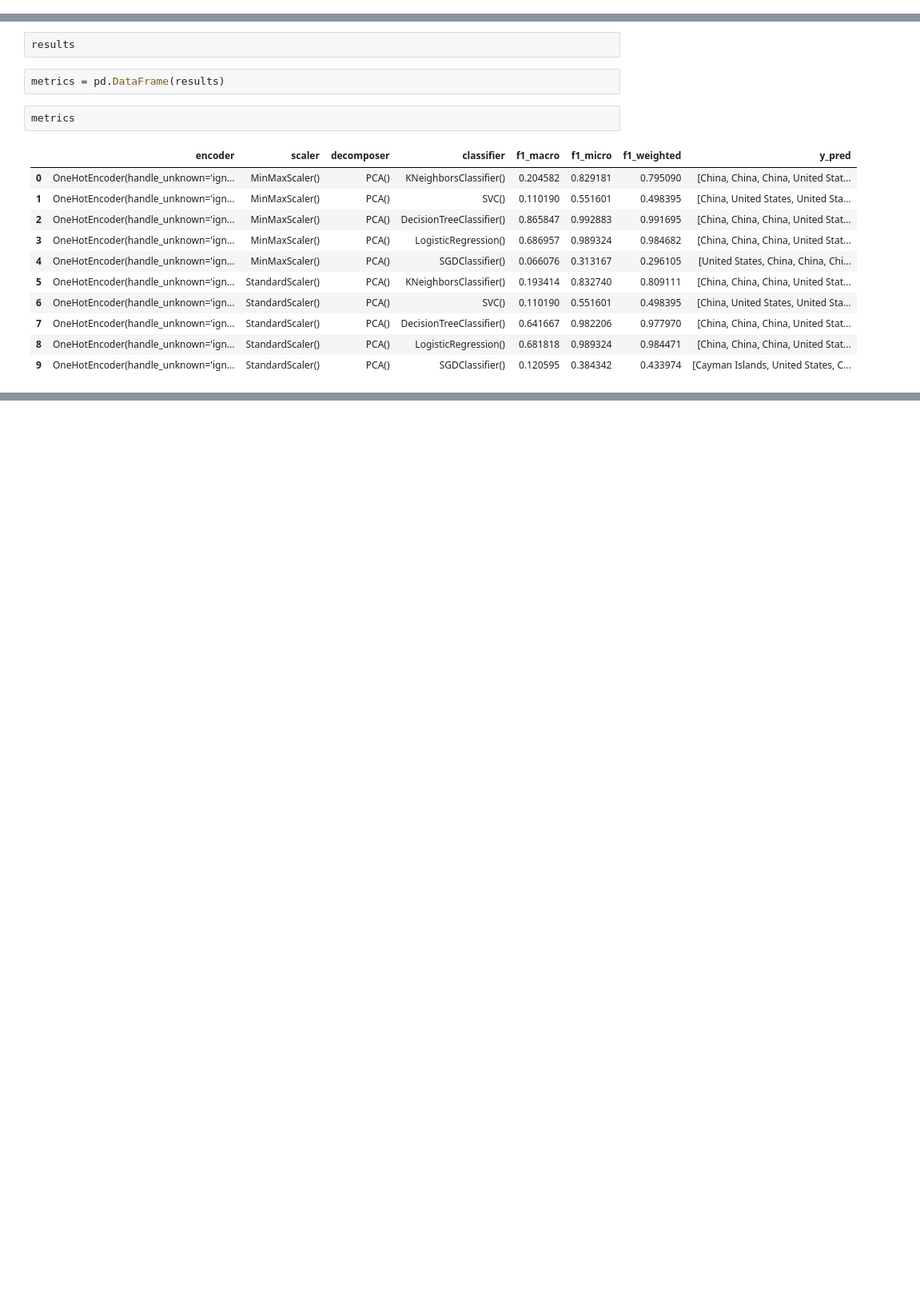
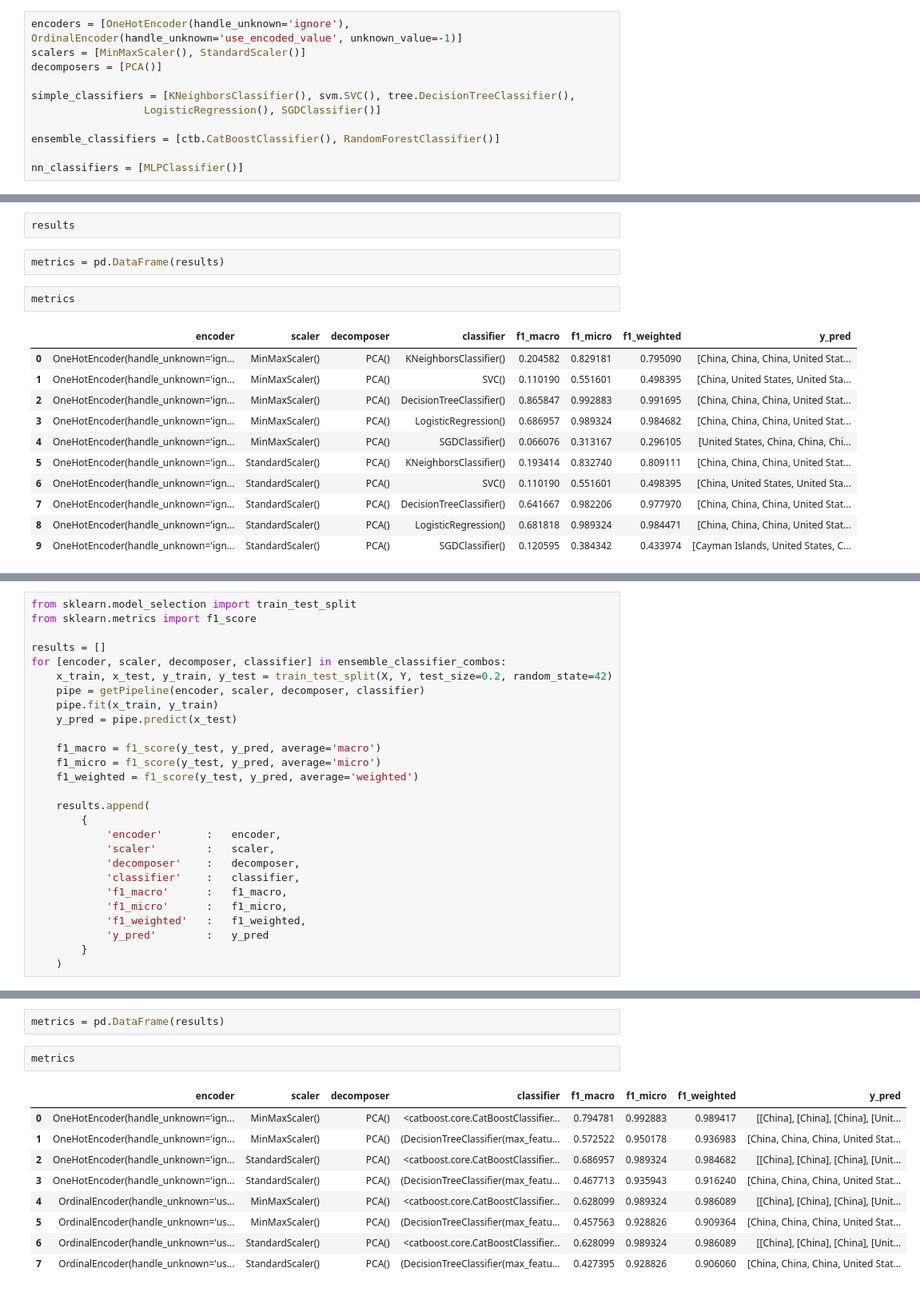
Before and after one commit to ShadowrunnerLeon/ML-Notebooks, a Jupyter notebook: billion.ipynb, the cells around one changed output, grey strips where cells are left out. Shown at 80% size. Cells and saved outputs as stored; diff of their text form; blank space fills up the shorter version.

Commit message:
add new results

```diff
--- a/billion.ipynb
+++ b/billion.ipynb
@@ -631,6 +629,17 @@ class TSNEWrapper(BaseEstimator, TransformerMixin):
 
     def transform(self, X, y = None):
         return X
+# %%
+encoders = [OneHotEncoder(handle_unknown='ignore'), OrdinalEncoder(handle_unknown='use_encoded_value', unknown_value=-1)]
+scalers = [MinMaxScaler(), StandardScaler()]
+decomposers = [PCA()]
+
+simple_classifiers = [KNeighborsClassifier(), svm.SVC(), tree.DecisionTreeClassifier(),
+                  LogisticRegression(), SGDClassifier()]
+
+ensemble_classifiers = [ctb.CatBoostClassifier(), RandomForestClassifier()]
+
+nn_classifiers = [MLPClassifier()]
 # %%
 import itertools
 
@@ -753,0 +800,27 @@ metrics
+# %%
+from sklearn.model_selection import train_test_split
+from sklearn.metrics import f1_score
+
+results = []
+for [encoder, scaler, decomposer, classifier] in ensemble_classifier_combos:
+    x_train, x_test, y_train, y_test = train_test_split(X, Y, test_size=0.2, random_state=42)
+    pipe = getPipeline(encoder, scaler, decomposer, classifier)
+    pipe.fit(x_train, y_train)
+    y_pred = pipe.predict(x_test)
+
+    f1_macro = f1_score(y_test, y_pred, average='macro')
+    f1_micro = f1_score(y_test, y_pred, average='micro')
+    f1_weighted = f1_score(y_test, y_pred, average='weighted')
+
+    results.append(
+        {
+            'encoder'       :   encoder,
+            'scaler'        :   scaler,
+            'decomposer'    :   decomposer,
+            'classifier'    :   classifier,
+            'f1_macro'      :   f1_macro,
+            'f1_micro'      :   f1_micro,
+            'f1_weighted'   :   f1_weighted,
+            'y_pred'        :   y_pred
+        }
+    )
@@ -753,0 +845,14 @@ metrics
+# %%
+metrics = pd.DataFrame(results)
+# %%
+metrics
+# %% [output]
+|  | encoder | scaler | decomposer | classifier | f1_macro | f1_micro | f1_weighted | y_pred |
+| 0 | OneHotEncoder(handle_unknown='ign... | MinMaxScaler() | PCA() | <catboost.core.CatBoostClassifier... | 0.794781 | 0.992883 | 0.989417 | [[China], [China], [China], [Unit... |
+| 1 | OneHotEncoder(handle_unknown='ign... | MinMaxScaler() | PCA() | (DecisionTreeClassifier(max_featu... | 0.572522 | 0.950178 | 0.936983 | [China, China, China, United Stat... |
+| 2 | OneHotEncoder(handle_unknown='ign... | StandardScaler() | PCA() | <catboost.core.CatBoostClassifier... | 0.686957 | 0.989324 | 0.984682 | [[China], [China], [China], [Unit... |
+| 3 | OneHotEncoder(handle_unknown='ign... | StandardScaler() | PCA() | (DecisionTreeClassifier(max_featu... | 0.467713 | 0.935943 | 0.916240 | [China, China, China, United Stat... |
+| 4 | OrdinalEncoder(handle_unknown='us... | MinMaxScaler() | PCA() | <catboost.core.CatBoostClassifier... | 0.628099 | 0.989324 | 0.986089 | [[China], [China], [China], [Unit... |
+| 5 | OrdinalEncoder(handle_unknown='us... | MinMaxScaler() | PCA() | (DecisionTreeClassifier(max_featu... | 0.457563 | 0.928826 | 0.909364 | [China, China, China, United Stat... |
+| 6 | OrdinalEncoder(handle_unknown='us... | StandardScaler() | PCA() | <catboost.core.CatBoostClassifier... | 0.628099 | 0.989324 | 0.986089 | [[China], [China], [China], [Unit... |
+| 7 | OrdinalEncoder(handle_unknown='us... | StandardScaler() | PCA() | (DecisionTreeClassifier(max_featu... | 0.427395 | 0.928826 | 0.906060 | [China, China, China, United Stat... |
```
Also changed, not shown: parts of 8 cells of this notebook.
